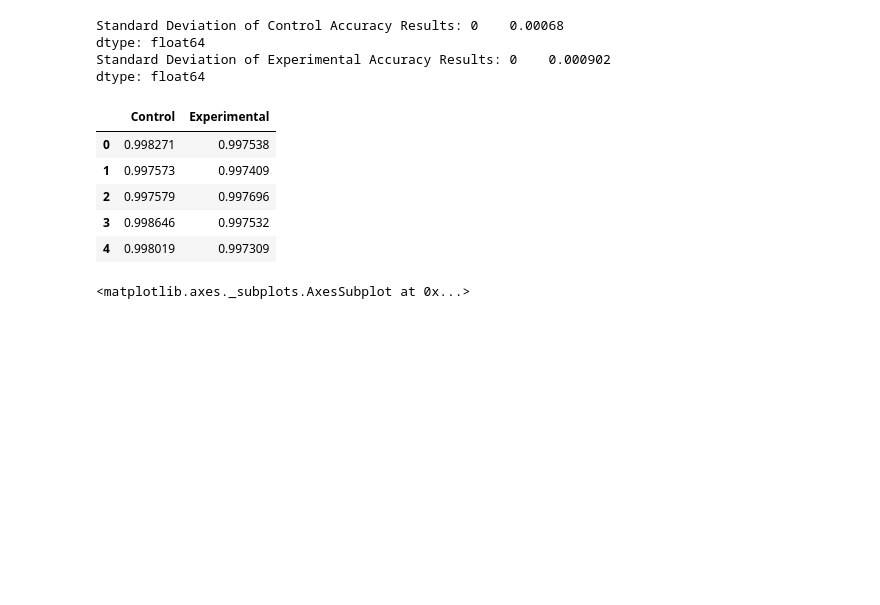
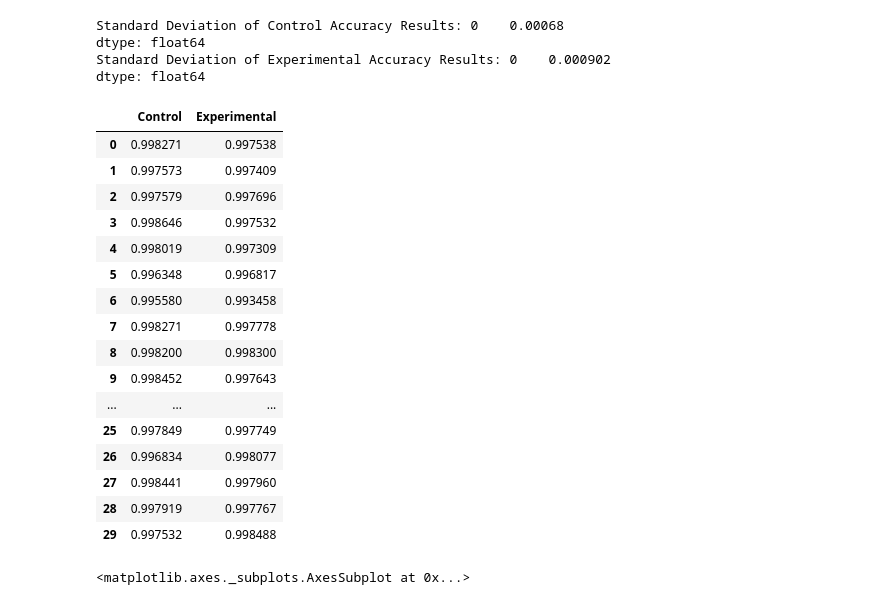
Before and after one commit to Bnic3/creditcard_fraud_detector, a Jupyter notebook: fraud_detector/fraud_detector.ipynb, the cells around one changed output. Cells and saved outputs as stored; diff of their text form; code cells hidden in the pictures; blank space fills up the shorter version.

```diff
--- a/fraud_detector/fraud_detector.ipynb
+++ b/fraud_detector/fraud_detector.ipynb
@@ -442,14 +533,25 @@ dtype: float64
 # %%
 results_accuracy= pd.concat([control, experiment1], axis=1)
 results_accuracy.columns = ['Control', 'Experimental']
-results_accuracy.head()
+results_accuracy
 # %% [output]
 |  | Control | Experimental |
 | 0 | 0.998271 | 0.997538 |
 | 1 | 0.997573 | 0.997409 |
 | 2 | 0.997579 | 0.997696 |
 | 3 | 0.998646 | 0.997532 |
 | 4 | 0.998019 | 0.997309 |
+| 5 | 0.996348 | 0.996817 |
+| 6 | 0.995580 | 0.993458 |
+| 7 | 0.998271 | 0.997778 |
+| 8 | 0.998200 | 0.998300 |
+| 9 | 0.998452 | 0.997643 |
+| ... | ... | ... |
+| 25 | 0.997849 | 0.997749 |
+| 26 | 0.996834 | 0.998077 |
+| 27 | 0.998441 | 0.997960 |
+| 28 | 0.997919 | 0.997767 |
+| 29 | 0.997532 | 0.998488 |
 # %%
 results_accuracy.boxplot()
 # %% [output]
```
Also changed, not shown: parts of 20 cells of this notebook, 5 other files.
